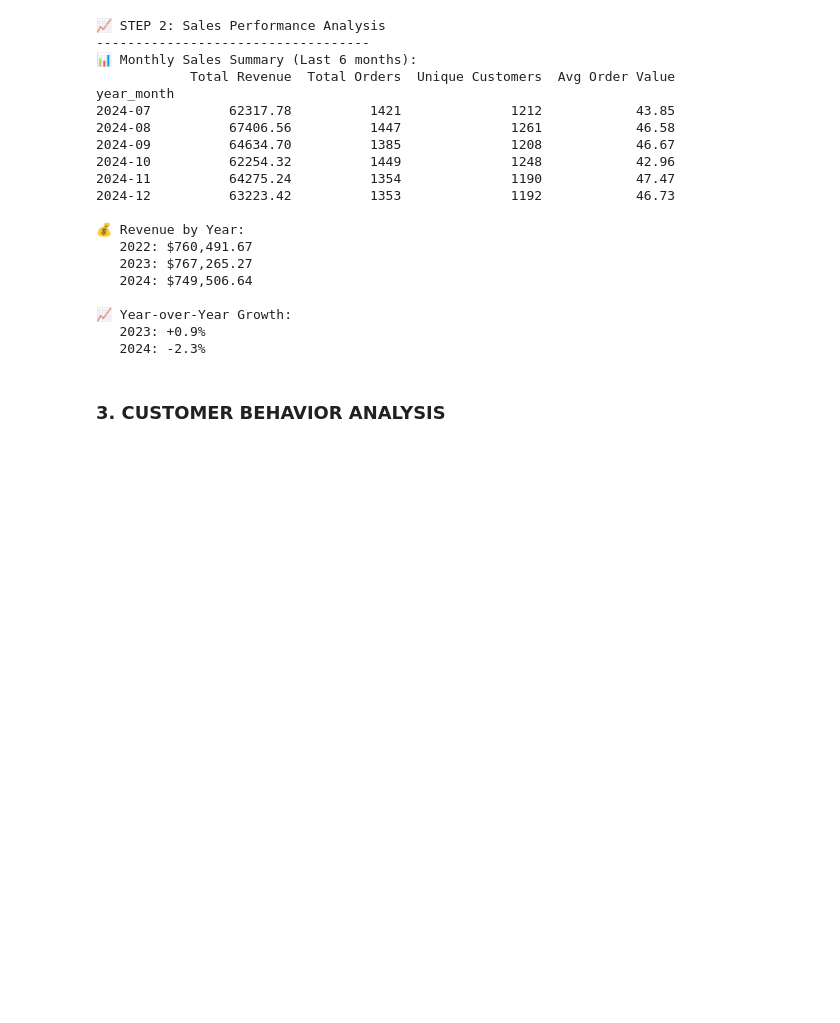
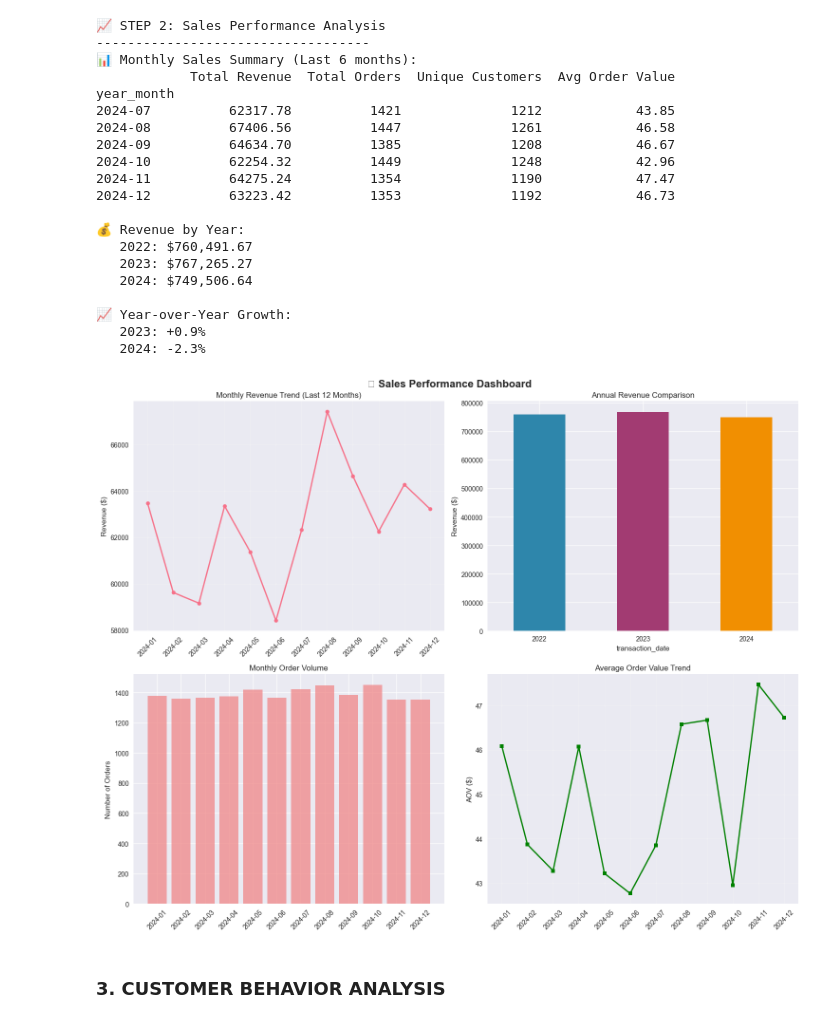
Before and after one commit to saksonita/bigdatapredictivemethods, a Jupyter notebook: W1/descriptive.ipynb, the cells around one changed output. Cells and saved outputs as stored; diff of their text form; code cells hidden in the pictures; blank space fills up the shorter version.

```diff
--- a/W1/descriptive.ipynb
+++ b/W1/descriptive.ipynb
@@ -117,6 +285,45 @@ year_month
 📈 Year-over-Year Growth:
    2023: +0.9%
    2024: -2.3%
+# %%
+# Create visualizations for sales performance
+fig, axes = plt.subplots(2, 2, figsize=(15, 12))
+fig.suptitle('📈 Sales Performance Dashboard', fontsize=16, fontweight='bold')
+
+# 1. Monthly revenue trend
+monthly_sales.index = monthly_sales.index.astype(str)
+axes[0, 0].plot(monthly_sales.index[-12:], monthly_sales['Total Revenue'][-12:],
+                marker='o', linewidth=2, markersize=6)
+axes[0, 0].set_title('Monthly Revenue Trend (Last 12 Months)')
+axes[0, 0].set_ylabel('Revenue ($)')
+axes[0, 0].tick_params(axis='x', rotation=45)
+axes[0, 0].grid(True, alpha=0.3)
+
+# 2. Year-over-year comparison
+yearly_revenue.plot(kind='bar', ax=axes[0, 1], color=['#2E86AB', '#A23B72', '#F18F01'])
+axes[0, 1].set_title('Annual Revenue Comparison')
+axes[0, 1].set_ylabel('Revenue ($)')
+axes[0, 1].tick_params(axis='x', rotation=0)
+
+# 3. Monthly order volume
+axes[1, 0].bar(monthly_sales.index[-12:], monthly_sales['Total Orders'][-12:],
+               color='lightcoral', alpha=0.7)
+axes[1, 0].set_title('Monthly Order Volume')
+axes[1, 0].set_ylabel('Number of Orders')
+axes[1, 0].tick_params(axis='x', rotation=45)
+
+# 4. Average order value trend
+axes[1, 1].plot(monthly_sales.index[-12:], monthly_sales['Avg Order Value'][-12:],
+                marker='s', linewidth=2, markersize=6, color='green')
+axes[1, 1].set_title('Average Order Value Trend')
+axes[1, 1].set_ylabel('AOV ($)')
+axes[1, 1].tick_params(axis='x', rotation=45)
+axes[1, 1].grid(True, alpha=0.3)
+
+plt.tight_layout()
+plt.show()
+# %% [output]
+[figure, added]
 # %% [markdown]
 ### 3. CUSTOMER BEHAVIOR ANALYSIS
 # %%
```
Also changed, not shown: parts of 10 cells of this notebook.
